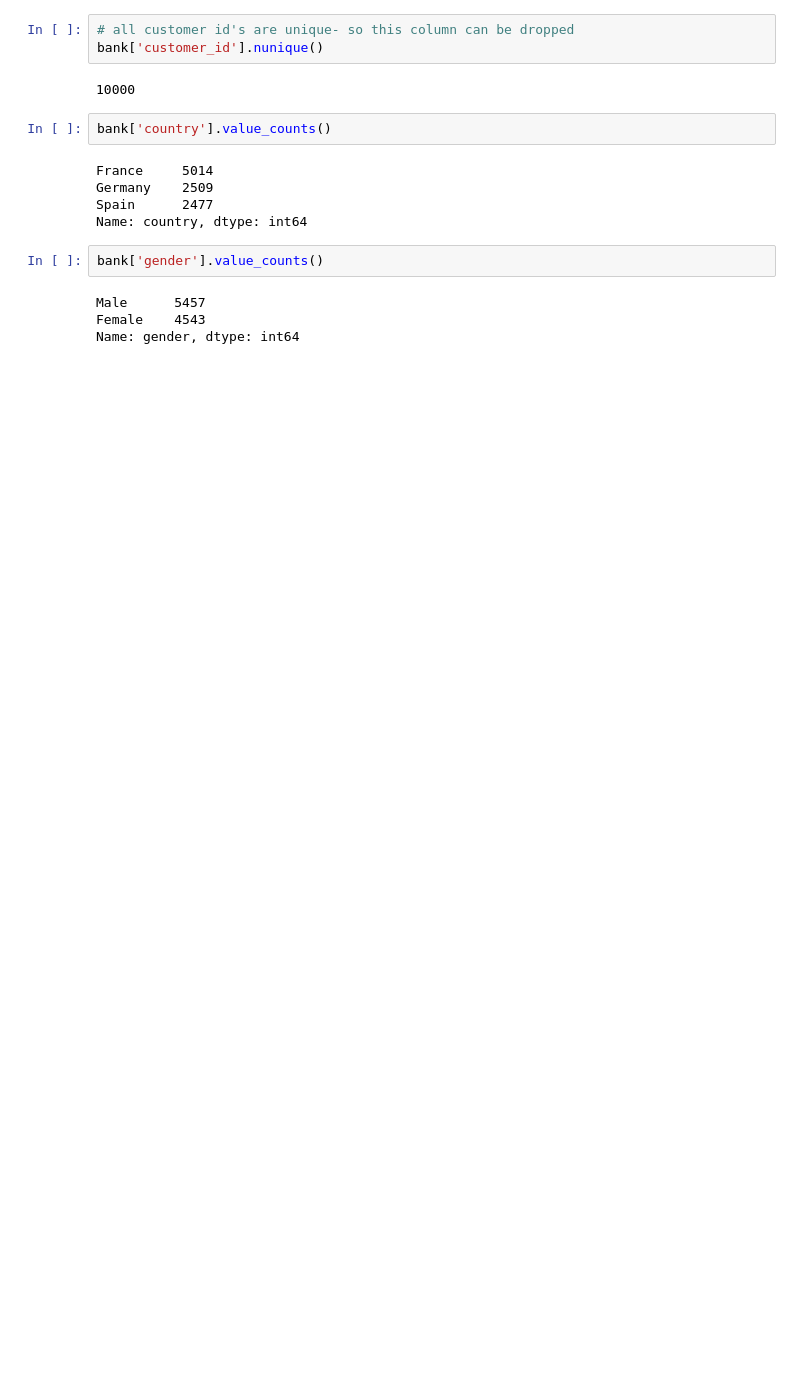
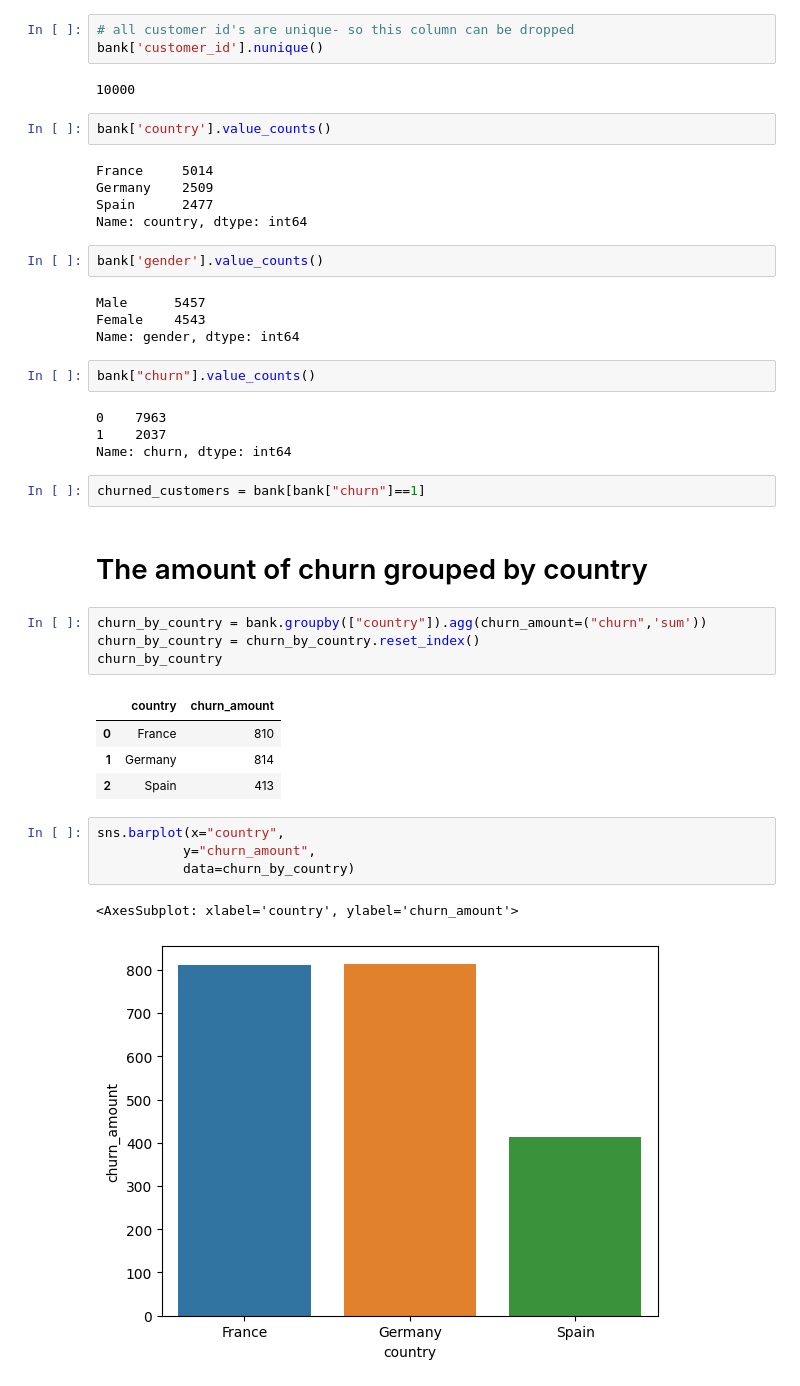
Before and after one commit to EitanKats/ML-project, a Jupyter notebook: Bank Churn.ipynb, the cells around one changed output. Cells and saved outputs as stored; diff of their text form; blank space fills up the shorter version.

Commit message:
initial visualization according to question we asked

```diff
--- a/Bank Churn.ipynb
+++ b/Bank Churn.ipynb
@@ -61,3 +62,29 @@ bank['gender'].value_counts()
 Male      5457
 Female    4543
 Name: gender, dtype: int64
+# %%
+bank["churn"].value_counts()
+# %% [output]
+0    7963
+1    2037
+Name: churn, dtype: int64
+# %%
+churned_customers = bank[bank["churn"]==1]
+# %% [markdown]
+# The amount of churn grouped by country
+# %%
+churn_by_country = bank.groupby(["country"]).agg(churn_amount=("churn",'sum'))
+churn_by_country = churn_by_country.reset_index()
+churn_by_country
+# %% [output]
+|  | country | churn_amount |
+| 0 | France | 810 |
+| 1 | Germany | 814 |
+| 2 | Spain | 413 |
+# %%
+sns.barplot(x="country",
+           y="churn_amount",
+           data=churn_by_country)
+# %% [output]
+<AxesSubplot: xlabel='country', ylabel='churn_amount'>
+[figure, added]
```
Also changed, not shown: parts of 13 cells of this notebook.
